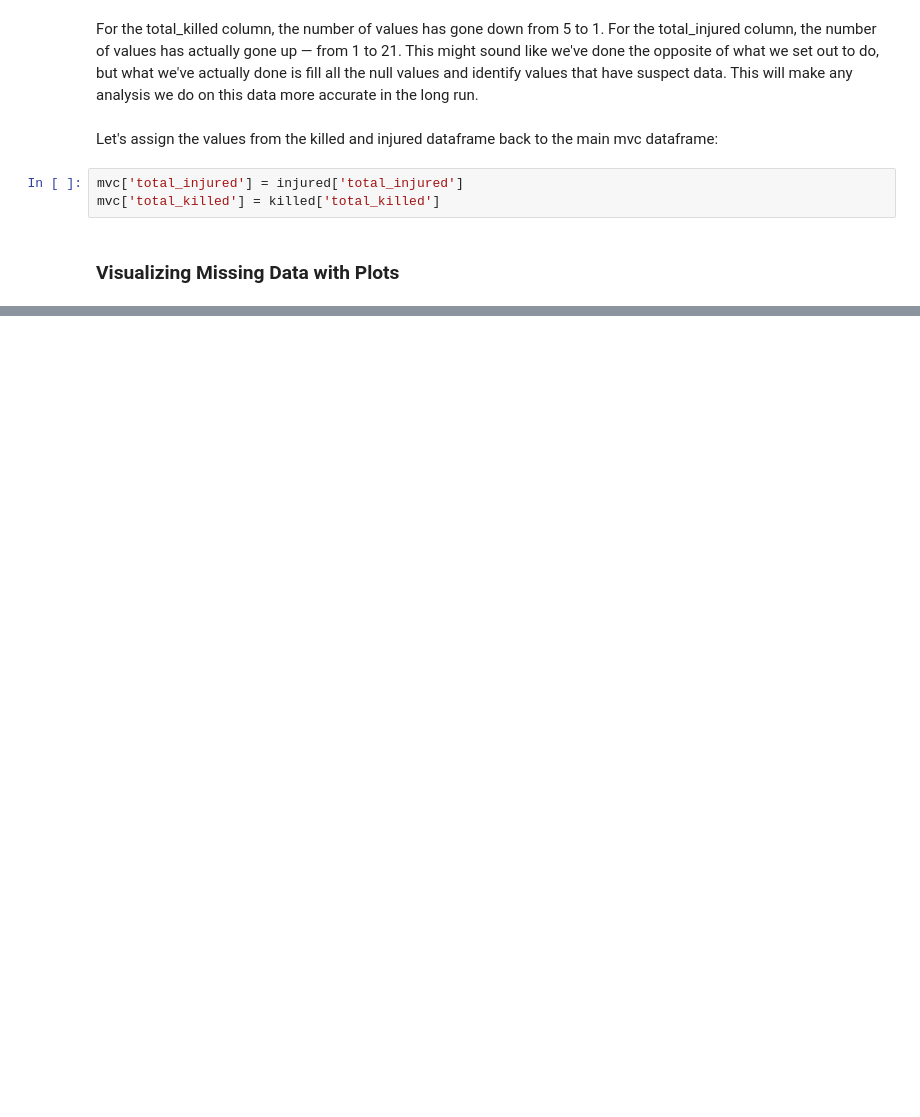
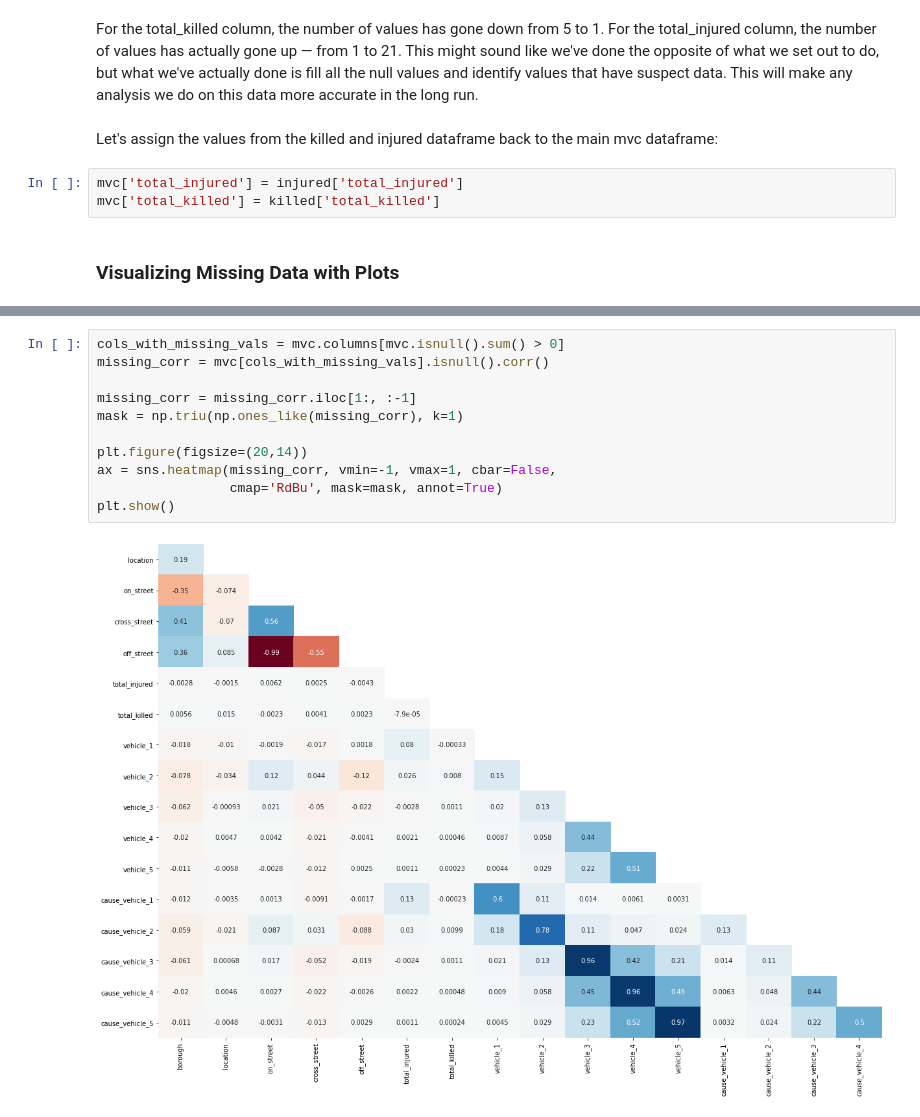
Before and after one commit to hoangvn111/Data-Cleaning-in-Python-Advanced, a Jupyter notebook: Data_Cleaning_in_Python_Advanced.ipynb, the cells around one changed output, grey strips where cells are left out. Cells and saved outputs as stored; diff of their text form; blank space fills up the shorter version.

Commit message:
3/4 Working with Missing Data

```diff
--- a/Data_Cleaning_in_Python_Advanced.ipynb
+++ b/Data_Cleaning_in_Python_Advanced.ipynb
@@ -1298,0 +1324,13 @@ mvc['total_killed'] = killed['total_killed']
+# %%
+cols_with_missing_vals = mvc.columns[mvc.isnull().sum() > 0]
+missing_corr = mvc[cols_with_missing_vals].isnull().corr()
+
+missing_corr = missing_corr.iloc[1:, :-1]
+mask = np.triu(np.ones_like(missing_corr), k=1)
+
+plt.figure(figsize=(20,14))
+ax = sns.heatmap(missing_corr, vmin=-1, vmax=1, cbar=False,
+                 cmap='RdBu', mask=mask, annot=True)
+plt.show()
+# %% [output]
+[figure, added]
```
Also changed, not shown: parts of 28 cells of this notebook.
